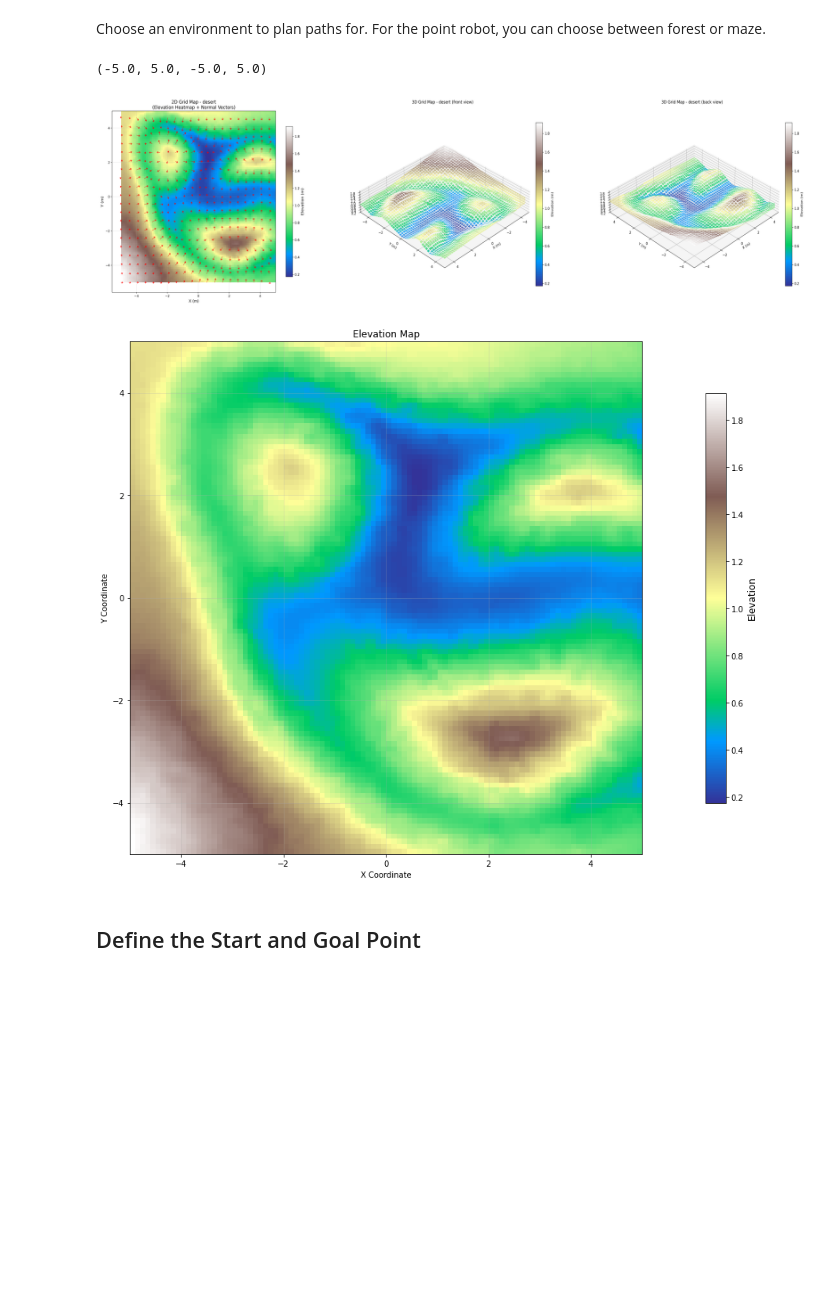
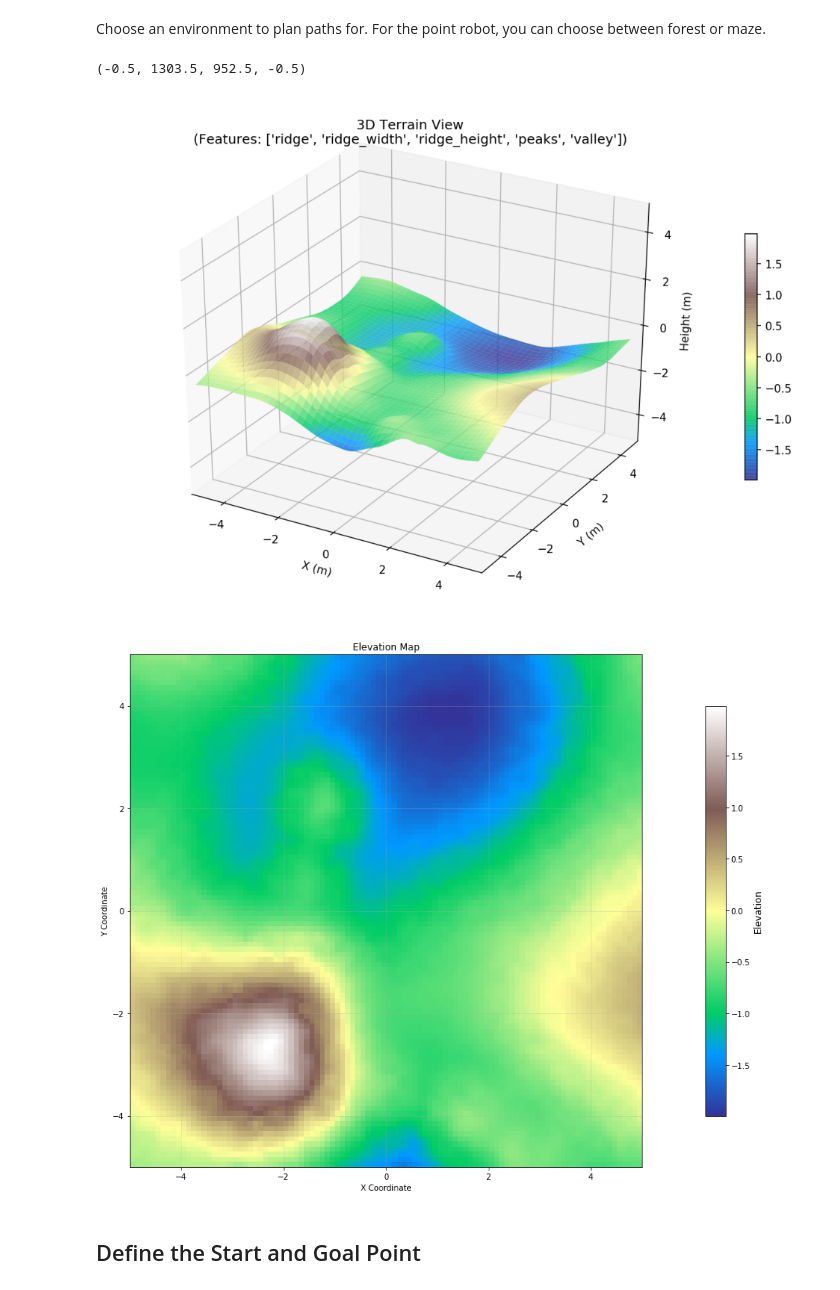
Before and after one commit to YeRongfeng/MPT, a Jupyter notebook: VisualizeTrajectories.ipynb, the cells around one changed output. Saved outputs shown, nothing was run; the diff lists cells and outputs as text; code cells hidden in the pictures; blank space fills up the shorter version.

```diff
--- a/VisualizeTrajectories.ipynb
+++ b/VisualizeTrajectories.ipynb
@@ -55,32 +55,20 @@ _ = transformer.eval()
 Choose an environment to plan paths for. For the  point robot, you can choose between forest or maze.
 # %%
 # Plot the patches
-envType = 'desert'
-envFolder = osp.join('data/test_training/val', envType)
+# envType = 'desert'
+envType = 'env000000'
+envFolder = osp.join('data/terrain_dataset/val', envType)
 
-x = np.linspace(-5, 5, 100)
-y = np.linspace(-5, 5, 100)
-fig, ax = plt.subplots(1, 3, figsize=(36, 12))
+fig, ax = plt.subplots(figsize=(10, 10), dpi=120)
 # plt.subplots_adjust(wspace=0.3)  # 增加子图间的水平间距
-bounds = [-5, 5, -5, 5]  # 设置图片的边界
 
-image_path = osp.join(envFolder, f'map_2d_heatmap.png')
+image_path = osp.join(envFolder, f'terrain_3d.png')
 image = plt.imread(image_path)
-ax[0].imshow(image, extent=bounds)
-ax[0].axis('off')  # 关闭坐标轴
-
-image_path = osp.join(envFolder, f'map_3d_front.png')
-image = plt.imread(image_path)
-ax[1].imshow(image, extent=bounds)
-ax[1].axis('off')  # 关闭坐标轴
-
-image_path = osp.join(envFolder, f'map_3d_back.png')
-image = plt.imread(image_path)
-ax[2].imshow(image, extent=bounds)
-ax[2].axis('off')  # 关闭坐标轴
+ax.imshow(image)
+ax.axis('off')  # 关闭坐标轴
 # %% [output]
-(-5.0, 5.0, -5.0, 5.0)
+(-0.5, 1303.5, 952.5, -0.5)
-[figure, old version]
+[figure, new version]
 # %%
 env_path = osp.join(envFolder, f'map.p')
 with open(env_path, 'rb') as f:
@@ -104,7 +92,7 @@ ax.set_xlabel('X Coordinate')
 ax.set_ylabel('Y Coordinate')
 ax.grid(True, alpha=0.3)
 # %% [output]
-[figure, old version]
+[figure, new version]
 # %% [markdown]
 ## Define the Start and Goal Point
 # %% [markdown]
```
Also changed, not shown: parts of 8 cells of this notebook, 8 other files.
